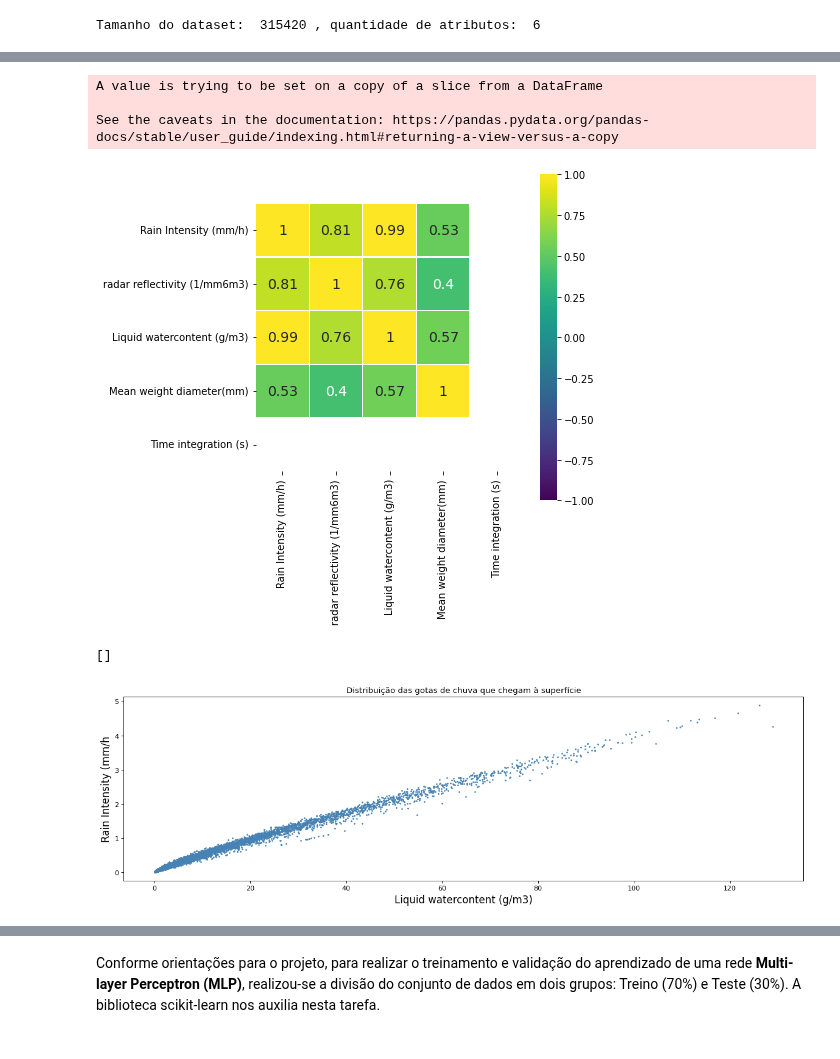
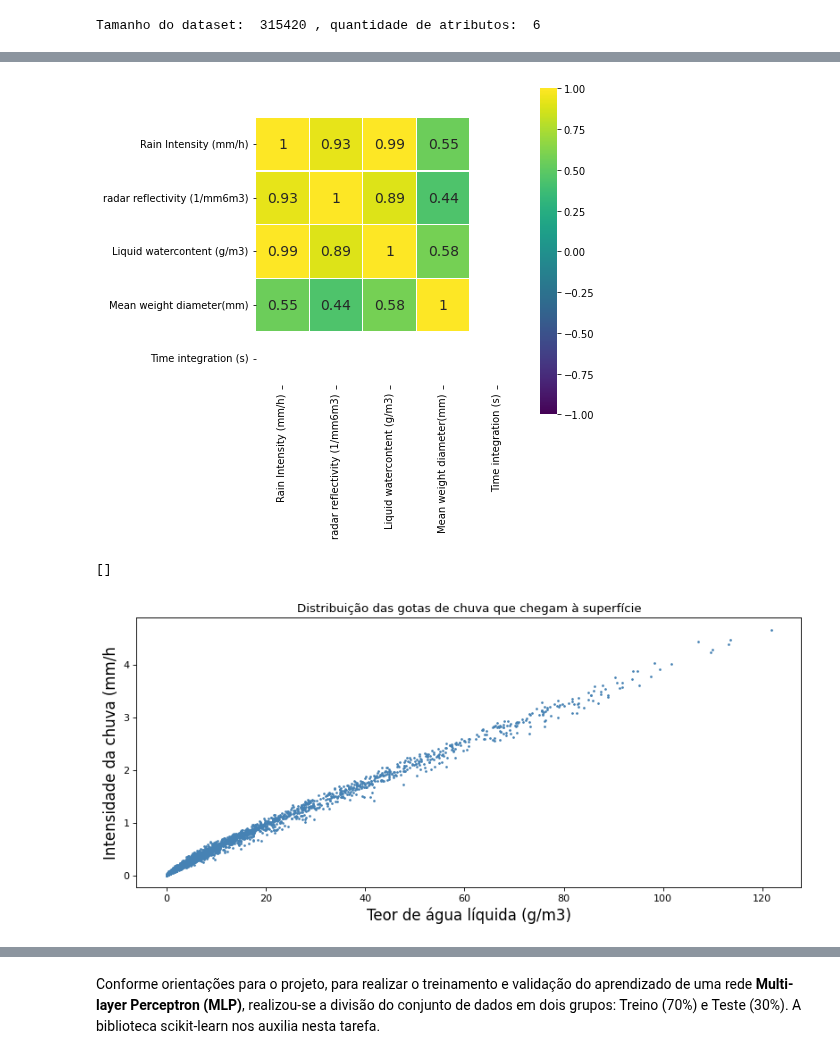
Before and after one commit to lourencocavalcante/Neurocomputacao, a Jupyter notebook: CAP351_Projeto_01_MLP.ipynb, the cells around one changed output, grey strips where cells are left out. Saved outputs shown, nothing was run; the diff lists cells and outputs as text; code cells hidden in the pictures.

```diff
--- a/CAP351_Projeto_01_MLP.ipynb
+++ b/CAP351_Projeto_01_MLP.ipynb
@@ -85,9 +87,9 @@ Time integration (s)
 # %%
 #Importando o Dataset e criando o Dataframe
-df_rd80 = pd.read_csv("/content/drive/MyDrive/MestradoCAP/Lourenco/cap351/Datasets/df_final_rd80_joss.csv")
-df_rd80 = pd.DataFrame(df_rd80)
+df_rd80_full = pd.read_csv("/content/drive/MyDrive/MestradoCAP/Lourenco/cap351/Datasets/df_final_rd80_joss.csv")
+df_rd80_full = pd.DataFrame(df_rd80_full)
 
 #Aqui verificamos o tamanho e quantidade de atributos do Dataset
-print('Tamanho do dataset: ',df_rd80.shape[0], ', quantidade de atributos: ', df_rd80.shape[1])
+print('Tamanho do dataset: ',df_rd80_full.shape[0], ', quantidade de atributos: ', df_rd80_full.shape[1])
 # %% [output]
 Tamanho do dataset:  315420 , quantidade de atributos:  6
@@ -93,0 +98,11 @@ Tamanho do dataset:  315420 , quantidade de atributos:  6
+# %%
+#Definindo uma parte do Dataset para usá-lo neste Projeto
+limit_date = datetime.datetime(year=2022, month=4,day=1)
+
+df_rd80_full = df_rd80_full.set_index('Datetime')
+
+df_rd80 = df_rd80_full.loc[df_rd80_full.index >= str(limit_date)]
+#df_rd80 = df_rd80.loc[df_rd80['Rain Intensity (mm/h)'] > 0]
+df_rd80.reset_index(inplace=True)
+
+print('Tamanho do Dataset que será utilizado: ', df_rd80.shape[0])
@@ -103,24 +121,21 @@ df_rd80.head(n=4)
 # %%
-#Vamos assumir que os valores para Rain Intensity (mm/h) que forem menores que 0.1 sejam considerados como 0(zero)
-df_rd80['Rain Intensity (mm/h)'][df_rd80['Rain Intensity (mm/h)'] < 0.1] = 0
+#Normalizando os dados
+#É necessário assumir que os valores para Rain Intensity (mm/h) que forem menores que 0.1 sejam considerados como 0(zero)
+df_rd80['Rain Intensity (mm/h)'].loc[df_rd80['Rain Intensity (mm/h)'] < 0.1] = 0
-# %% [output]
-A value is trying to be set on a copy of a slice from a DataFrame
-
-See the caveats in the documentation: https://pandas.pydata.org/pandas-docs/stable/user_guide/indexing.html#returning-a-view-versus-a-copy
 # %%
 #Visualizando as correlações entre as variáveis
 corr = df_rd80.corr()
 plt.figure(figsize=(6, 6))
 sns.heatmap(corr[(corr >= 0.30) | (corr <= -0.30)],cmap='viridis', vmax=1.0, vmin=-1.0, linewidths=0.1, annot=True, annot_kws={"size": 14}, square=True);
 # %% [output]
-[figure, old version]
+[figure, new version]
 # %%
-figure(figsize=(18,5),dpi=80)
+figure(figsize=(12,5),dpi=80)
 plt.scatter(df_rd80['Rain Intensity (mm/h)'] ,df_rd80['Liquid watercontent (g/m3)'],s=2, color='#4682B4')
-plt.xlabel(r'Liquid watercontent (g/m3)',size=15)
-plt.ylabel(r'Rain Intensity (mm/h',size=15)
+plt.xlabel(r'Teor de água líquida (g/m3)',size=15)
+plt.ylabel(r'Intensidade da chuva (mm/h)',size=15)
 plt.title("Distribuição das gotas de chuva que chegam à superfície")
 plt.plot()
 # %% [output]
 []
-[figure, old version]
+[figure, new version]
```
Also changed, not shown: parts of 24 cells of this notebook.
